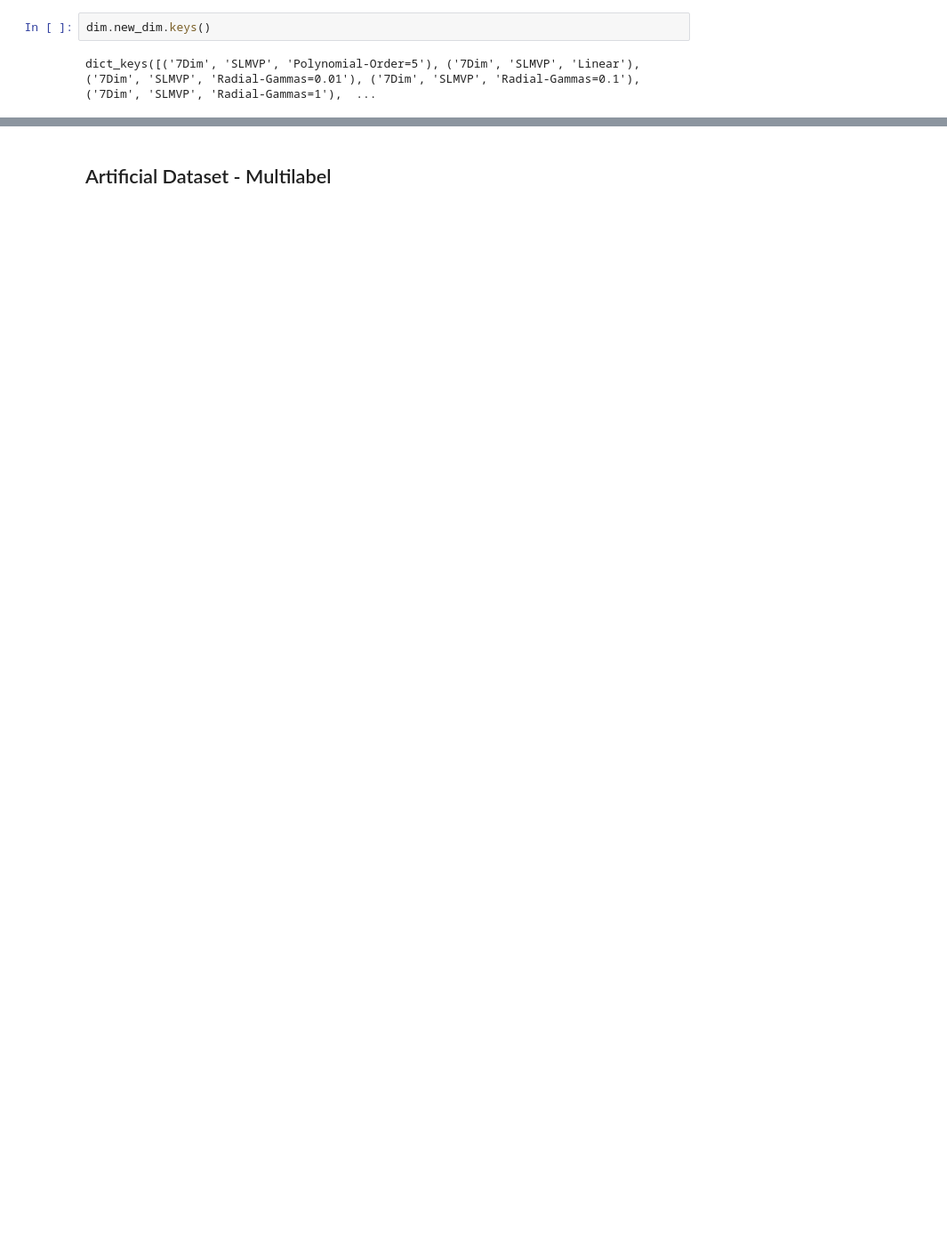
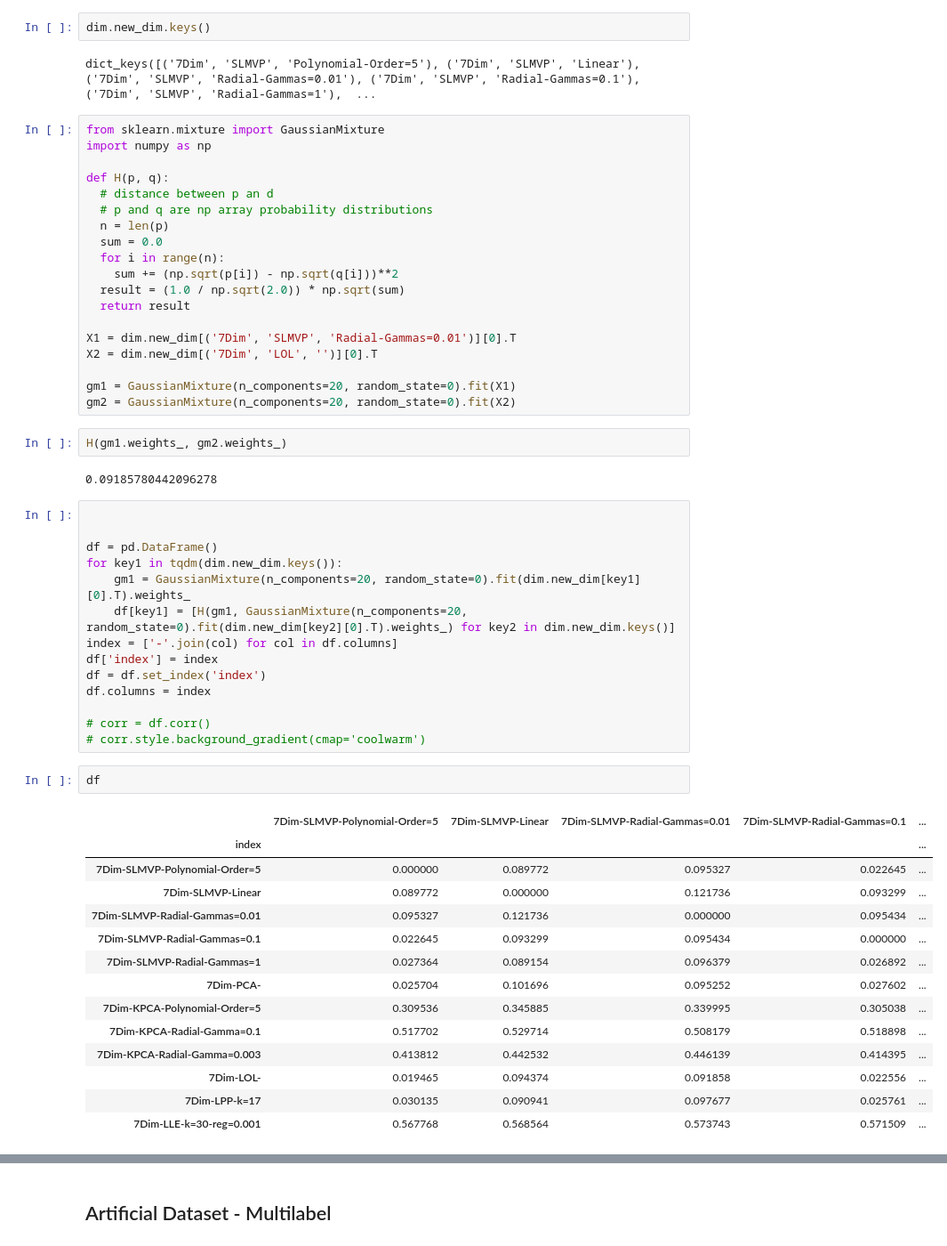
Before and after one commit to miguelangel43/Dimensionality-Reduction-Masters-Thesis, a Jupyter notebook: main.ipynb, the cells around one changed output, grey strips where cells are left out. Shown: that part at 89% size. Drawn from its saved outputs; the diff is of its cells as text; blank space fills up the shorter version.

Commit message:
added hellinger distance

```diff
--- a/main.ipynb
+++ b/main.ipynb
@@ -17,3 +41,57 @@ pd.set_option('display.max_columns', None)
 dim.new_dim.keys()
 # %% [output]
 dict_keys([('7Dim', 'SLMVP', 'Polynomial-Order=5'), ('7Dim', 'SLMVP', 'Linear'), ('7Dim', 'SLMVP', 'Radial-Gammas=0.01'), ('7Dim', 'SLMVP', 'Radial-Gammas=0.1'), ('7Dim', 'SLMVP', 'Radial-Gammas=1'),  ...
+# %%
+from sklearn.mixture import GaussianMixture
+import numpy as np
+
+def H(p, q):
+  # distance between p an d
+  # p and q are np array probability distributions
+  n = len(p)
+  sum = 0.0
+  for i in range(n):
+    sum += (np.sqrt(p[i]) - np.sqrt(q[i]))**2
+  result = (1.0 / np.sqrt(2.0)) * np.sqrt(sum)
+  return result
+
+X1 = dim.new_dim[('7Dim', 'SLMVP', 'Radial-Gammas=0.01')][0].T
+X2 = dim.new_dim[('7Dim', 'LOL', '')][0].T
+
+gm1 = GaussianMixture(n_components=20, random_state=0).fit(X1)
+gm2 = GaussianMixture(n_components=20, random_state=0).fit(X2)
+# %%
+H(gm1.weights_, gm2.weights_)
+# %% [output]
+0.09185780442096278
+# %%
+
+
+df = pd.DataFrame()
+for key1 in tqdm(dim.new_dim.keys()):
+    gm1 = GaussianMixture(n_components=20, random_state=0).fit(dim.new_dim[key1][0].T).weights_
+    df[key1] = [H(gm1, GaussianMixture(n_components=20, random_state=0).fit(dim.new_dim[key2][0].T).weights_) for key2 in dim.new_dim.keys()]
+index = ['-'.join(col) for col in df.columns]
+df['index'] = index
+df = df.set_index('index')
+df.columns = index
+
+# corr = df.corr()
+# corr.style.background_gradient(cmap='coolwarm')
+# %%
+df
+# %% [output]
+|  | 7Dim-SLMVP-Polynomial-Order=5 | 7Dim-SLMVP-Linear | 7Dim-SLMVP-Radial-Gammas=0.01 | 7Dim-SLMVP-Radial-Gammas=0.1 | ... |
+| index |  |  |  |  | ... |
+| 7Dim-SLMVP-Polynomial-Order=5 | 0.000000 | 0.089772 | 0.095327 | 0.022645 | ... |
+| 7Dim-SLMVP-Linear | 0.089772 | 0.000000 | 0.121736 | 0.093299 | ... |
+| 7Dim-SLMVP-Radial-Gammas=0.01 | 0.095327 | 0.121736 | 0.000000 | 0.095434 | ... |
+| 7Dim-SLMVP-Radial-Gammas=0.1 | 0.022645 | 0.093299 | 0.095434 | 0.000000 | ... |
+| 7Dim-SLMVP-Radial-Gammas=1 | 0.027364 | 0.089154 | 0.096379 | 0.026892 | ... |
+| 7Dim-PCA- | 0.025704 | 0.101696 | 0.095252 | 0.027602 | ... |
+| 7Dim-KPCA-Polynomial-Order=5 | 0.309536 | 0.345885 | 0.339995 | 0.305038 | ... |
+| 7Dim-KPCA-Radial-Gamma=0.1 | 0.517702 | 0.529714 | 0.508179 | 0.518898 | ... |
+| 7Dim-KPCA-Radial-Gamma=0.003 | 0.413812 | 0.442532 | 0.446139 | 0.414395 | ... |
+| 7Dim-LOL- | 0.019465 | 0.094374 | 0.091858 | 0.022556 | ... |
+| 7Dim-LPP-k=17 | 0.030135 | 0.090941 | 0.097677 | 0.025761 | ... |
+| 7Dim-LLE-k=30-reg=0.001 | 0.567768 | 0.568564 | 0.573743 | 0.571509 | ... |
```
Also changed, not shown: parts of 18 cells of this notebook, 1 other file.
